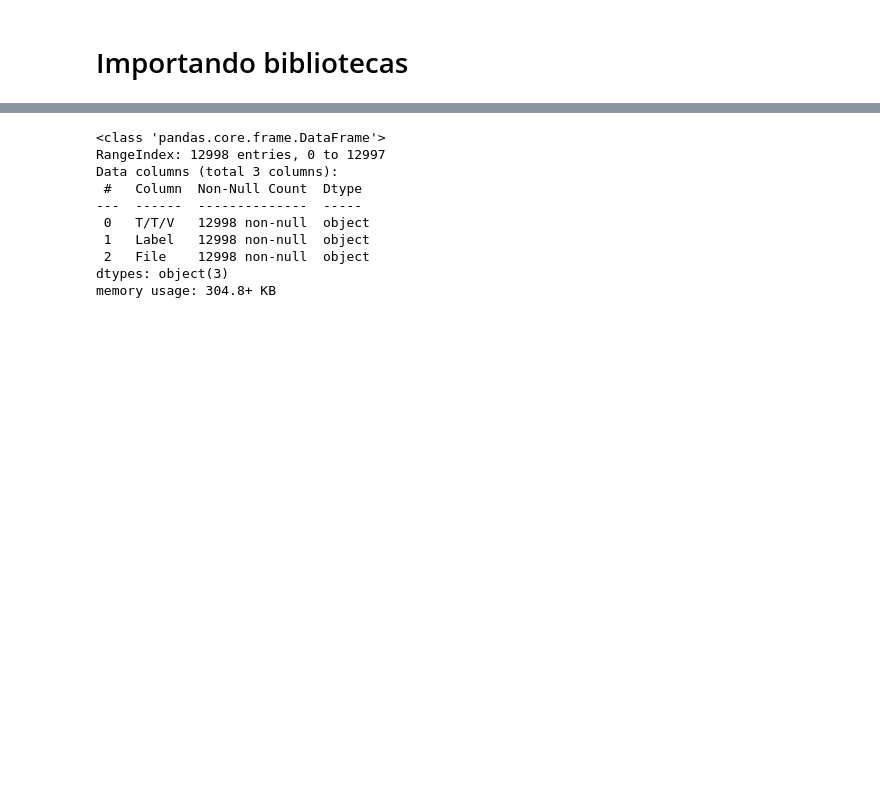
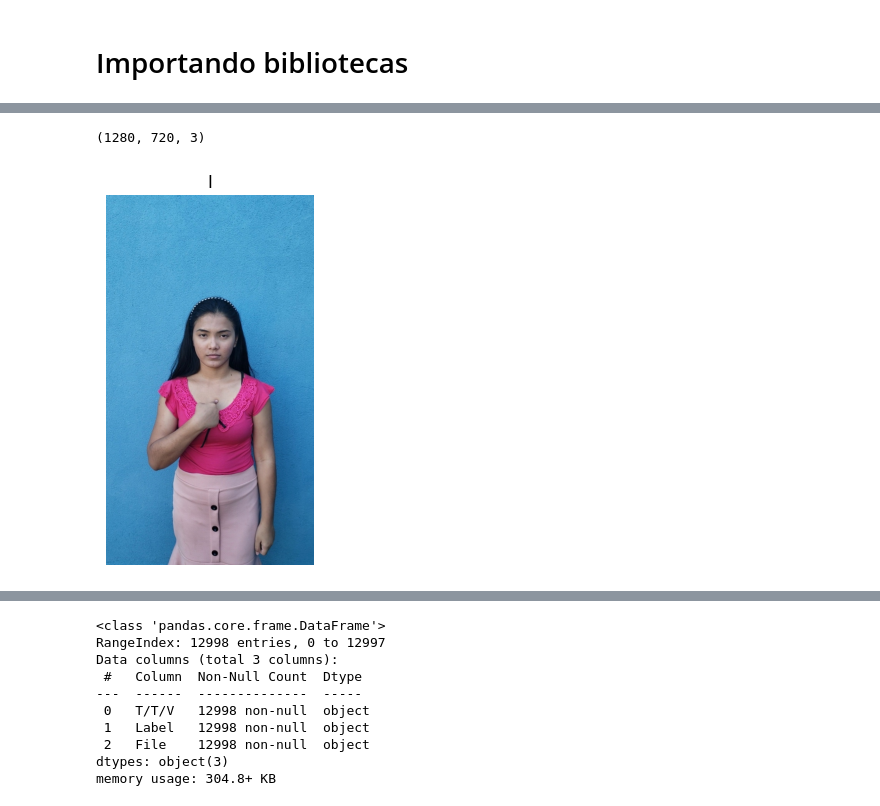
Before and after one commit to Libhinny/ReconhecimentoDeSinais, a Jupyter notebook: main.ipynb, the cells around one changed output, grey strips where cells are left out. Saved outputs shown, nothing was run; the diff lists cells and outputs as text; code cells hidden in the pictures; blank space fills up the shorter version.

```diff
--- a/main.ipynb
+++ b/main.ipynb
@@ -84,0 +723,5 @@ FileExistsError: [WinError 183] Não é possível criar um arquivo já existente
+# %%
+view_random_image_your(I_dir, "I")
+# %% [output]
+(1280, 720, 3)
+[figure, added]
```
Also changed, not shown: parts of 10 cells of this notebook, 1 other file.
